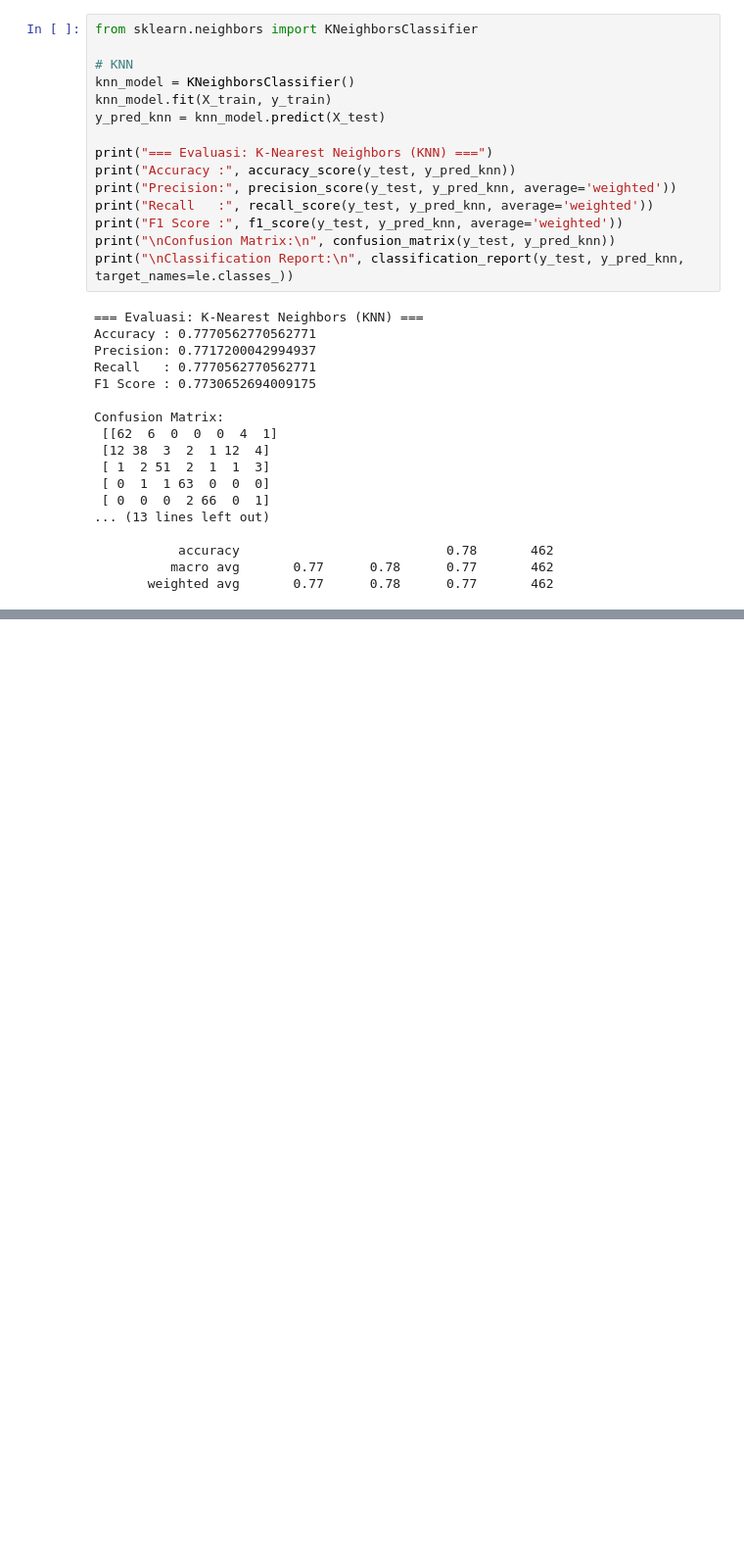
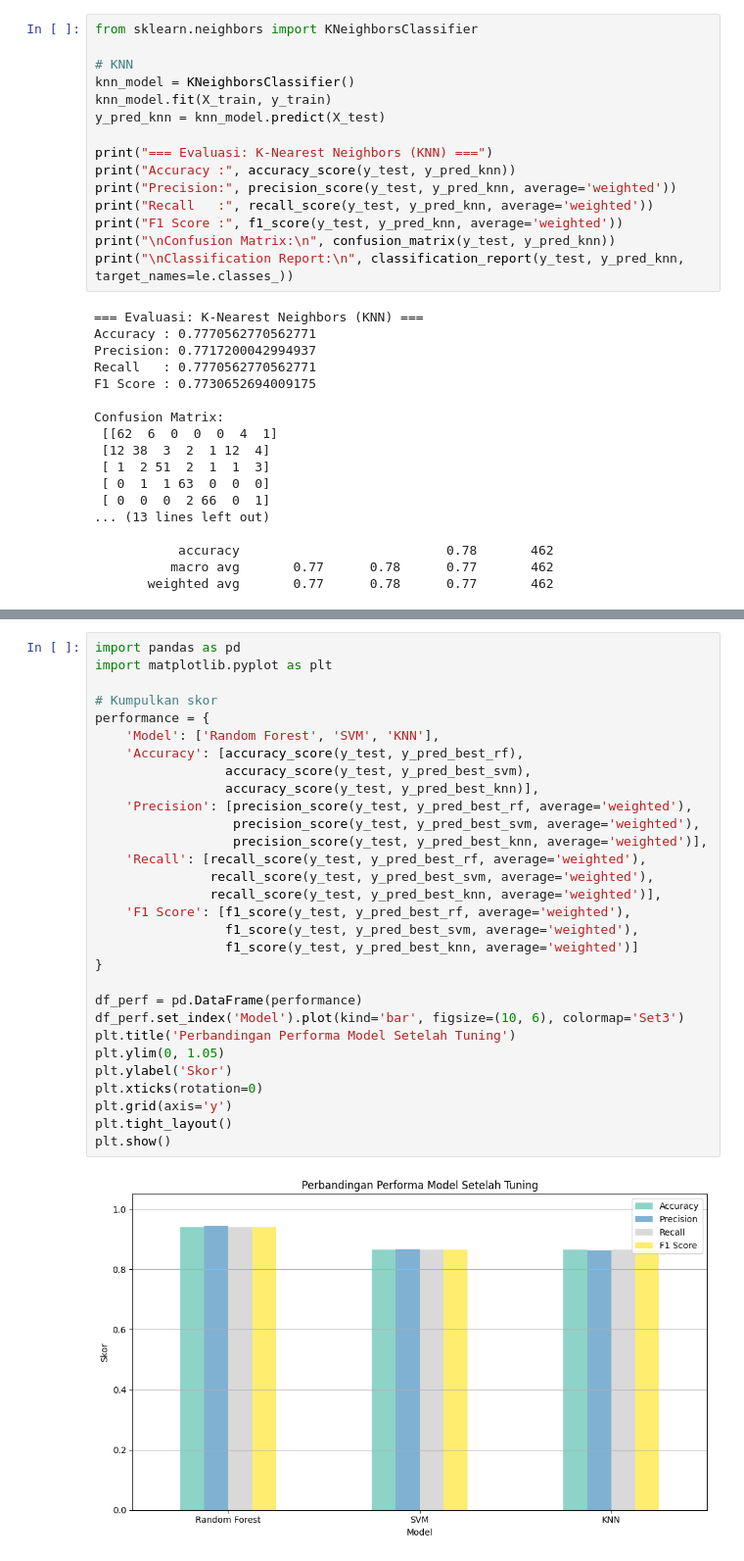
Before and after one commit to aulia-anhar/capstone-obesity-prediction, a Jupyter notebook: notebooks/obesity-calssification.ipynb, the cells around one changed output, grey strips where cells are left out. Shown at 98% size. Drawn from its saved outputs; the diff is of its cells as text; blank space fills up the shorter version.

Commit message:
Coba Tuning

```diff
--- a/notebooks/obesity-calssification.ipynb
+++ b/notebooks/obesity-calssification.ipynb
@@ -629,0 +912,32 @@ Confusion Matrix:
+# %%
+import pandas as pd
+import matplotlib.pyplot as plt
+
+# Kumpulkan skor
+performance = {
+    'Model': ['Random Forest', 'SVM', 'KNN'],
+    'Accuracy': [accuracy_score(y_test, y_pred_best_rf),
+                 accuracy_score(y_test, y_pred_best_svm),
+                 accuracy_score(y_test, y_pred_best_knn)],
+    'Precision': [precision_score(y_test, y_pred_best_rf, average='weighted'),
+                  precision_score(y_test, y_pred_best_svm, average='weighted'),
+                  precision_score(y_test, y_pred_best_knn, average='weighted')],
+    'Recall': [recall_score(y_test, y_pred_best_rf, average='weighted'),
+               recall_score(y_test, y_pred_best_svm, average='weighted'),
+               recall_score(y_test, y_pred_best_knn, average='weighted')],
+    'F1 Score': [f1_score(y_test, y_pred_best_rf, average='weighted'),
+                 f1_score(y_test, y_pred_best_svm, average='weighted'),
+                 f1_score(y_test, y_pred_best_knn, average='weighted')]
+}
+
+df_perf = pd.DataFrame(performance)
+df_perf.set_index('Model').plot(kind='bar', figsize=(10, 6), colormap='Set3')
+plt.title('Perbandingan Performa Model Setelah Tuning')
+plt.ylim(0, 1.05)
+plt.ylabel('Skor')
+plt.xticks(rotation=0)
+plt.grid(axis='y')
+plt.tight_layout()
+plt.show()
+# %% [output]
+[figure, added]
```
Also changed, not shown: parts of 16 cells of this notebook.
